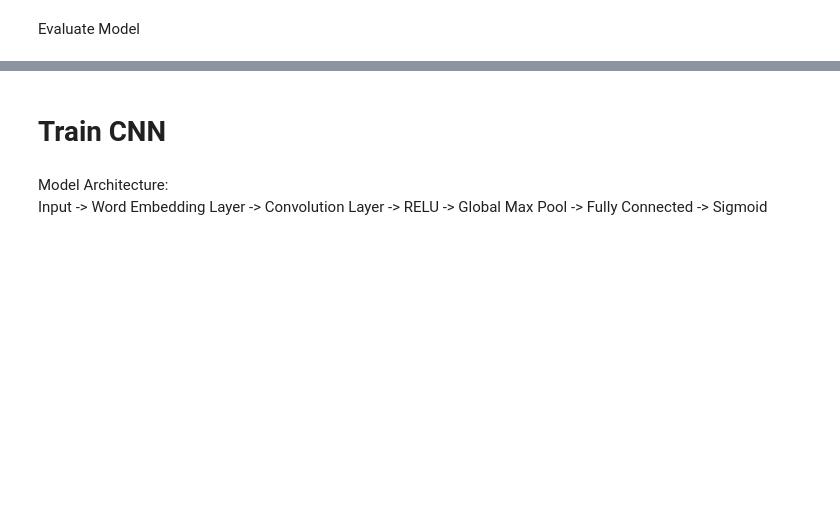
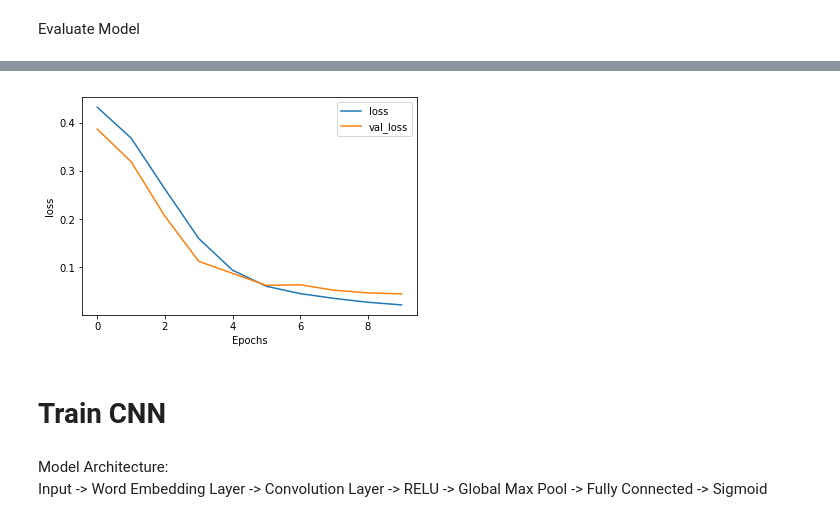
Before and after one commit to kshitij1489/review_classification, a Jupyter notebook: review_classifier.ipynb, the cells around one changed output, grey strips where cells are left out. Cells and saved outputs as stored; diff of their text form; code cells hidden in the pictures; blank space fills up the shorter version.

```diff
--- a/review_classifier.ipynb
+++ b/review_classifier.ipynb
@@ -88,2 +105,4 @@ plot_graphs(history_lstm, 'binary_accuracy')
 # %%
-plot_graphs(history_lstm, 'loss')
+plot_graphs(history_lstm.history, 'loss')
+# %% [output]
+[figure, added]
```
Also changed, not shown: parts of 53 cells of this notebook, 2 other files.
